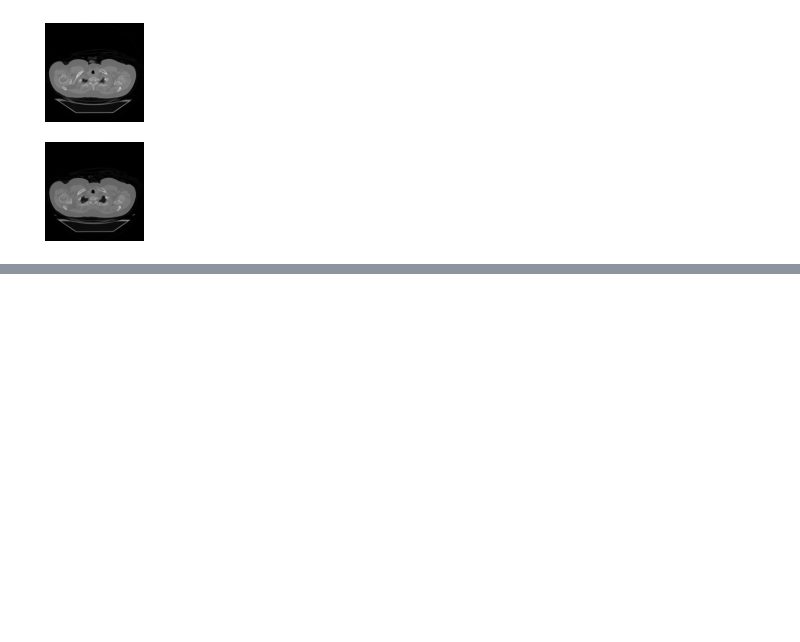
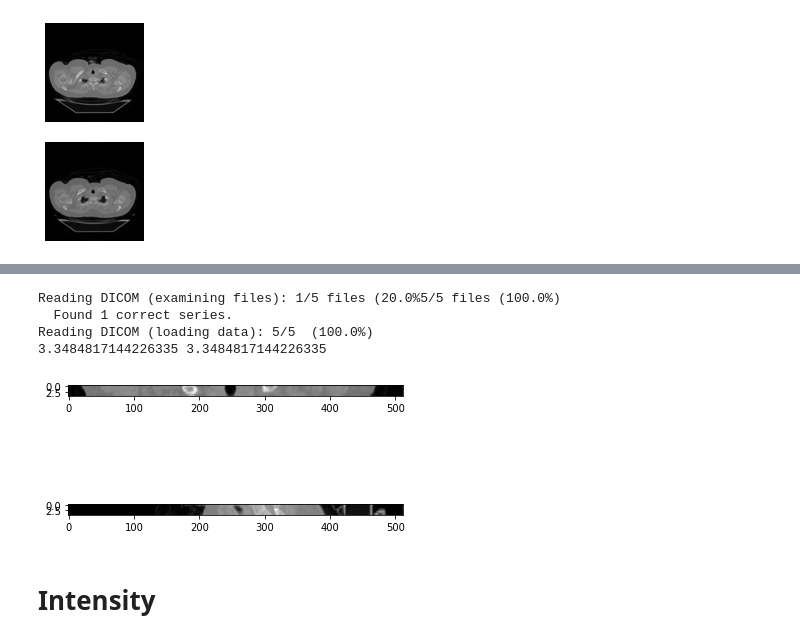
Before and after one commit to MohebZandi/Comupter_Vision, a Jupyter notebook: Biomedical_Image_Processing_Data_Camp.ipynb, the cells around one changed output, grey strips where cells are left out. Cells and saved outputs as stored; diff of their text form; code cells hidden in the pictures; blank space fills up the shorter version.

```diff
--- a/Biomedical_Image_Processing_Data_Camp.ipynb
+++ b/Biomedical_Image_Processing_Data_Camp.ipynb
@@ -259 +262,28 @@ plt.show()
 [figure]
+# %%
+# Select frame from "vol"
+im1 = vol[:, 256, :]
+im2 = vol[:, :, 256]
+
+# Load the "tcia-chest-ct" directory
+vol = imageio.volread(dir_chest)
+
+# Compute aspect ratios
+d0, d1, d2 = vol.meta['sampling']
+asp1 = d0 / d2
+asp2 = d0 / d1
+print(asp1, asp2)
+
+# Plot the images on a subplots array
+fig, axes = plt.subplots(nrows=2, ncols=1)
+axes[0].imshow(im1, cmap='gray', aspect= asp1)
+axes[1].imshow(im2, cmap='gray', aspect= asp2)
+plt.show()
+# %% [output]
+Reading DICOM (examining files): 1/5 files (20.0%5/5 files (100.0%)
+  Found 1 correct series.
+Reading DICOM (loading data): 5/5  (100.0%)
+3.3484817144226335 3.3484817144226335
+[figure, added]
+# %% [markdown]
+# Intensity
```
Also changed, not shown: parts of 5 cells of this notebook.
